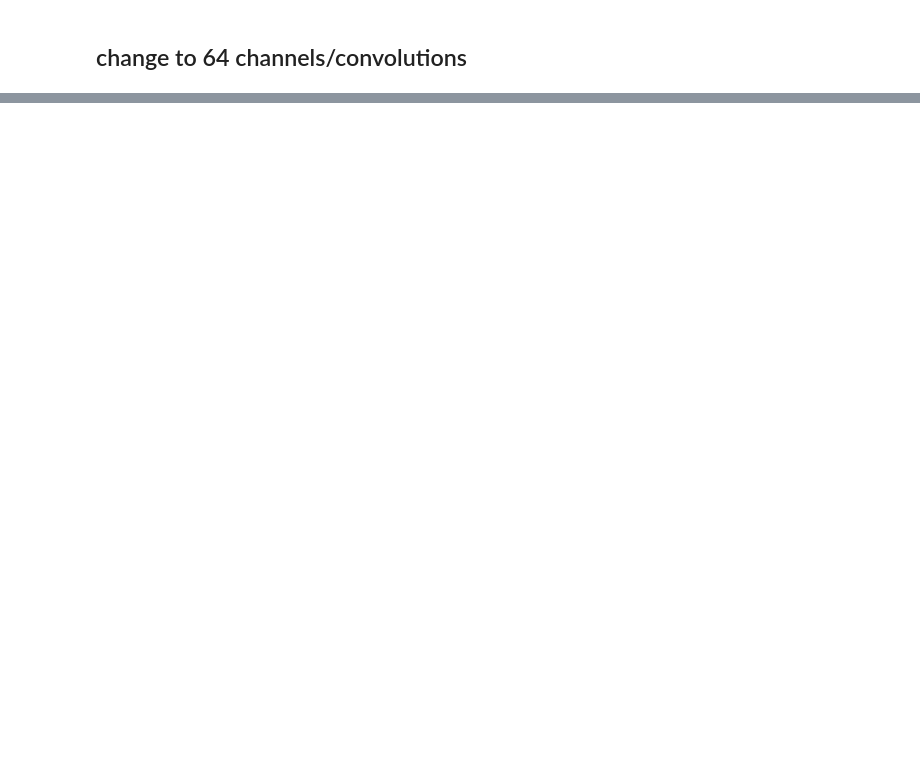
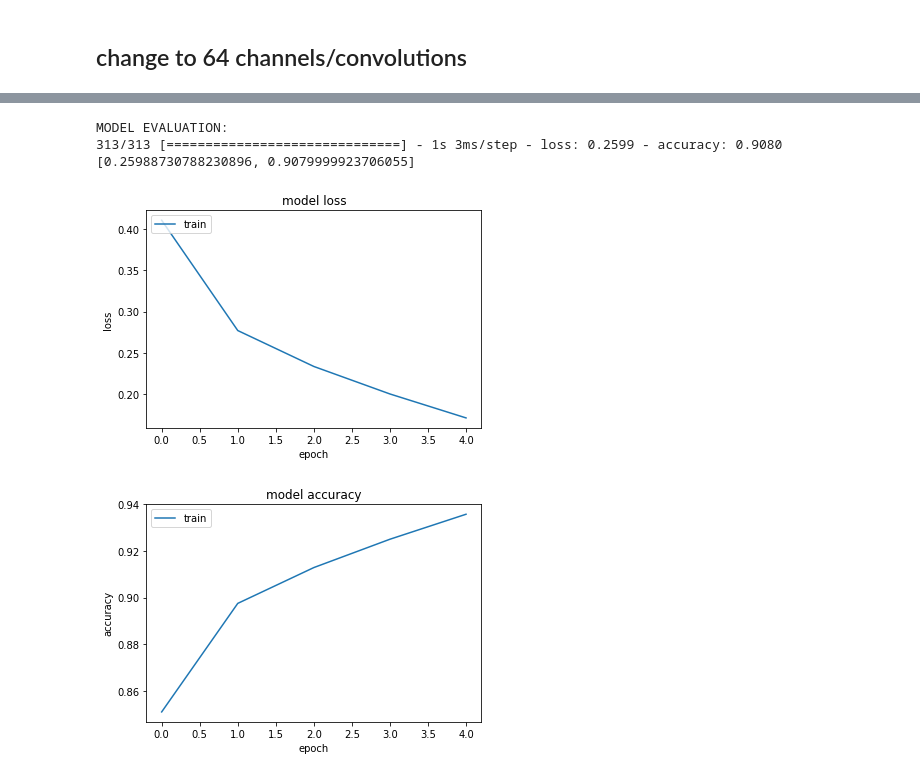
Before and after one commit to suryogumilar/tensorflow_playground, a Jupyter notebook: C1_W3_Lab_1_improving_accuracy_using_convolutions.ipynb, the cells around one changed output, grey strips where cells are left out. Drawn from its saved outputs; the diff is of its cells as text; code cells hidden in the pictures; blank space fills up the shorter version.

```diff
--- a/C1_W3_Lab_1_improving_accuracy_using_convolutions.ipynb
+++ b/C1_W3_Lab_1_improving_accuracy_using_convolutions.ipynb
@@ -195,2 +195,27 @@ for x in range(0,4):
 # %% [markdown]
 ## change to 64 channels/convolutions
+# %%
+## set seed so that model has same 'common ground' (it node's weight and bias are the same value on each creation)
+tf.random.set_seed(10)
+
+
+# Define the model
+model = tf.keras.models.Sequential([
+
+  # Add convolutions and max pooling
+  # generate 64 filters, 3 by 3
+  # 64 filters meaning there would be 64 new images convoluted
+  # input_shape=(28, 28, 1) means the dimension of image is 28 by 28 and only 1 channel (grayscale 0-255)
+  tf.keras.layers.Conv2D(64, (3,3), activation='relu', input_shape=(28, 28, 1)),
+  tf.keras.layers.MaxPooling2D(2, 2),
+  tf.keras.layers.Conv2D(64, (3,3), activation='relu'),
+  tf.keras.layers.MaxPooling2D(2,2),
+
+  # Add the same layers as before
+  tf.keras.layers.Flatten(),
+  tf.keras.layers.Dense(128, activation='relu'),
+  tf.keras.layers.Dense(10, activation='softmax')
+])
+
+# Print the model summary
+model.summary()
@@ -196,0 +240,7 @@ for x in range(0,4):
+# %%
+# Use same settings
+model.compile(optimizer='adam', loss='sparse_categorical_crossentropy', metrics=['accuracy'])
+
+# Train the model
+print(f'\nMODEL TRAINING:')
+history = model.fit(x_train, y_train, epochs=5)
@@ -196,0 +259,14 @@ for x in range(0,4):
+# %%
+# Evaluate on the test set
+print(f'\nMODEL EVALUATION:')
+test_loss = model.evaluate(x_test, y_test)
+print(test_loss)
+# %% [output]
+MODEL EVALUATION:
+313/313 [==============================] - 1s 3ms/step - loss: 0.2599 - accuracy: 0.9080
+[0.25988730788230896, 0.9079999923706055]
+# %%
+plot_history(history)
+# %% [output]
+[figure, added]
+[figure, added]
```
Also changed, not shown: parts of 9 cells of this notebook.
